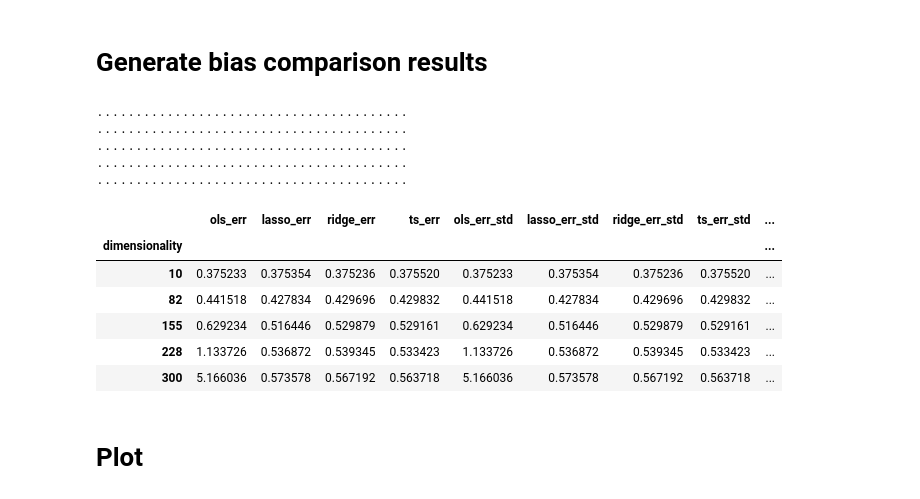
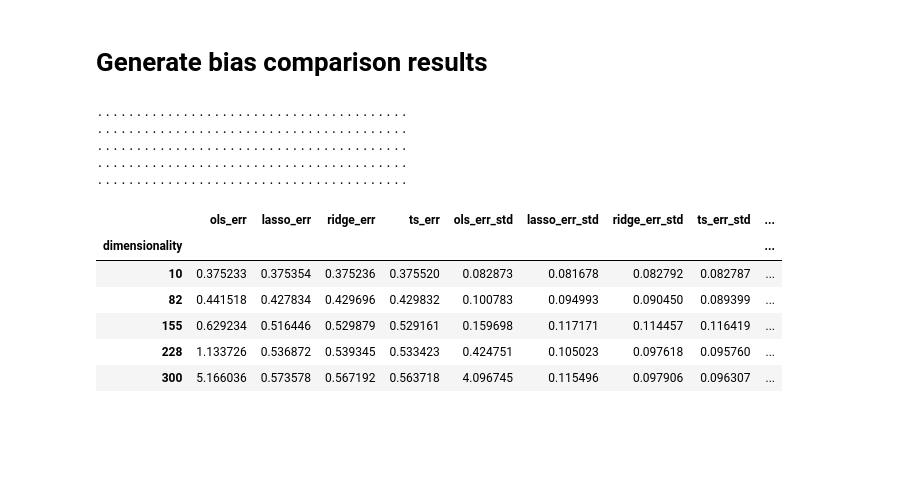
Before and after one commit to gradientinstitute/twostageridge, a Jupyter notebook: notebooks/dimensionality_effect.ipynb, the cells around one changed output. Cells and saved outputs as stored; diff of their text form; code cells hidden in the pictures; blank space fills up the shorter version.

```diff
--- a/notebooks/dimensionality_effect.ipynb
+++ b/notebooks/dimensionality_effect.ipynb
@@ -101,38 +101,36 @@ for proj_D in projected_dims:
         W_train, W_test, Y_train, Y_test = train_test_split(W, Y, train_size=0.9)
 
         for name, model in models.items():
 
             # Fit the model and get the ATE (alpha)
             model.fit(W_train, Y_train)
             alpha_hat = model.best_estimator_.alpha_ if name == "ts" else model.coef_[0]
             bias[name][s] = (alpha - alpha_hat)**2
 
             # Score on held-out data
             err[name][s] = mean_squared_error(Y_test, model.predict(W_test))
 
         print('.', end='')
 
     for name in models.keys():
         results.loc[proj_D, name + "_err"] = err[name].mean()
-        results.loc[proj_D, name + "_err_std"] = err[name].mean()
+        results.loc[proj_D, name + "_err_std"] = err[name].std()
         results.loc[proj_D, name + "_bias"] = bias[name].mean()
         results.loc[proj_D, name + "_bias_std"] = bias[name].std()
 
     print()
 
 results
 # %% [output]
 ........................................
 ........................................
 ........................................
 ........................................
 ........................................
 |  | ols_err | lasso_err | ridge_err | ts_err | ols_err_std | lasso_err_std | ridge_err_std | ts_err_std | ... |
 | dimensionality |  |  |  |  |  |  |  |  | ... |
-| 10 | 0.375233 | 0.375354 | 0.375236 | 0.375520 | 0.375233 | 0.375354 | 0.375236 | 0.375520 | ... |
-| 82 | 0.441518 | 0.427834 | 0.429696 | 0.429832 | 0.441518 | 0.427834 | 0.429696 | 0.429832 | ... |
-| 155 | 0.629234 | 0.516446 | 0.529879 | 0.529161 | 0.629234 | 0.516446 | 0.529879 | 0.529161 | ... |
-| 228 | 1.133726 | 0.536872 | 0.539345 | 0.533423 | 1.133726 | 0.536872 | 0.539345 | 0.533423 | ... |
-| 300 | 5.166036 | 0.573578 | 0.567192 | 0.563718 | 5.166036 | 0.573578 | 0.567192 | 0.563718 | ... |
+| 10 | 0.375233 | 0.375354 | 0.375236 | 0.375520 | 0.082873 | 0.081678 | 0.082792 | 0.082787 | ... |
+| 82 | 0.441518 | 0.427834 | 0.429696 | 0.429832 | 0.100783 | 0.094993 | 0.090450 | 0.089399 | ... |
+| 155 | 0.629234 | 0.516446 | 0.529879 | 0.529161 | 0.159698 | 0.117171 | 0.114457 | 0.116419 | ... |
+| 228 | 1.133726 | 0.536872 | 0.539345 | 0.533423 | 0.424751 | 0.105023 | 0.097618 | 0.095760 | ... |
+| 300 | 5.166036 | 0.573578 | 0.567192 | 0.563718 | 4.096745 | 0.115496 | 0.097906 | 0.096307 | ... |
-# %% [markdown]
-# Plot
```
Also changed, not shown: parts of 5 cells of this notebook.
